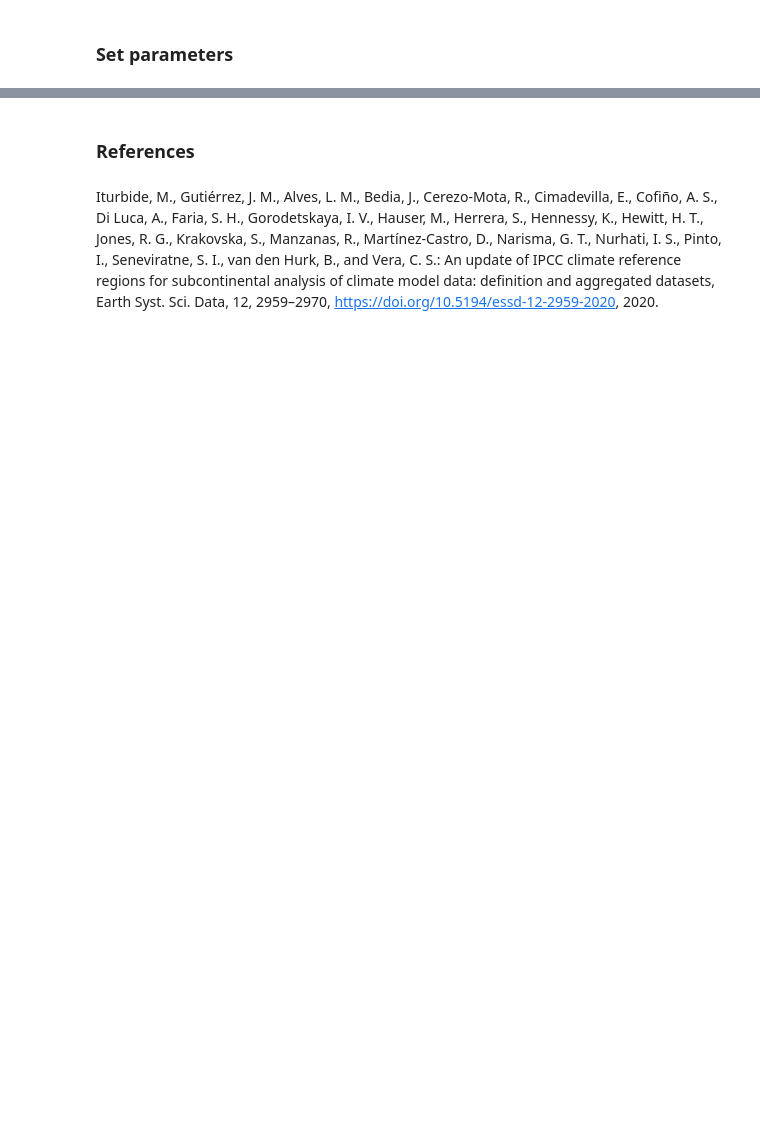
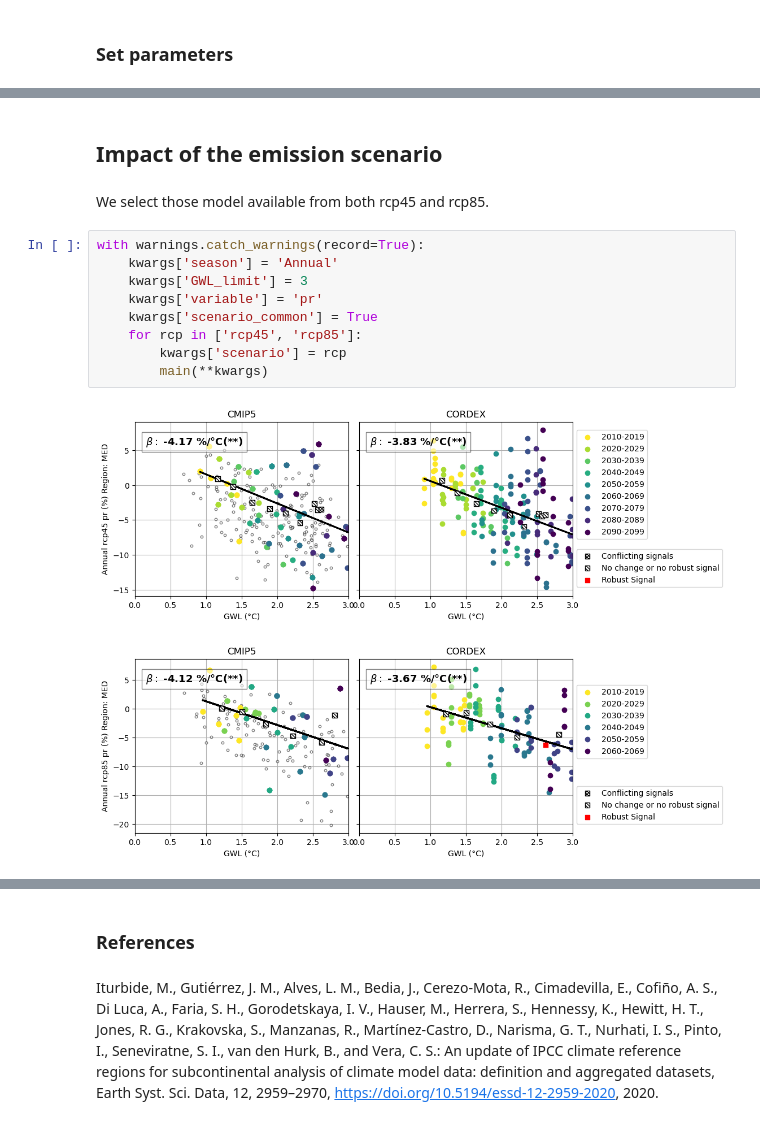
Before and after one commit to SantanderMetGroup/2022_Diez-Sierra_GWLs, a Jupyter notebook: 2022_Diez-Sierra_GWLs.ipynb, the cells around one changed output, grey strips where cells are left out. Saved outputs shown, nothing was run; the diff lists cells and outputs as text; blank space fills up the shorter version.

```diff
--- a/2022_Diez-Sierra_GWLs.ipynb
+++ b/2022_Diez-Sierra_GWLs.ipynb
@@ -40,0 +49,16 @@ with warnings.catch_warnings(record=True):
+# %% [markdown]
+## Impact of the emission scenario
+# %% [markdown]
+We select those model available from both rcp45 and rcp85.
+# %%
+with warnings.catch_warnings(record=True):
+    kwargs['season'] = 'Annual'
+    kwargs['GWL_limit'] = 3
+    kwargs['variable'] = 'pr'
+    kwargs['scenario_common'] = True
+    for rcp in ['rcp45', 'rcp85']:
+        kwargs['scenario'] = rcp
+        main(**kwargs)
+# %% [output]
+[figure, added]
+[figure, added]
```
Also changed, not shown: parts of 8 cells of this notebook, 1 other file.
